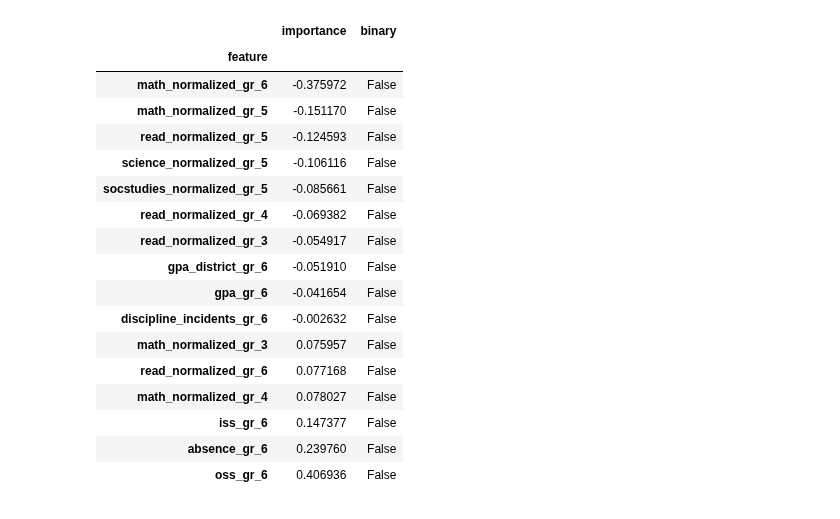
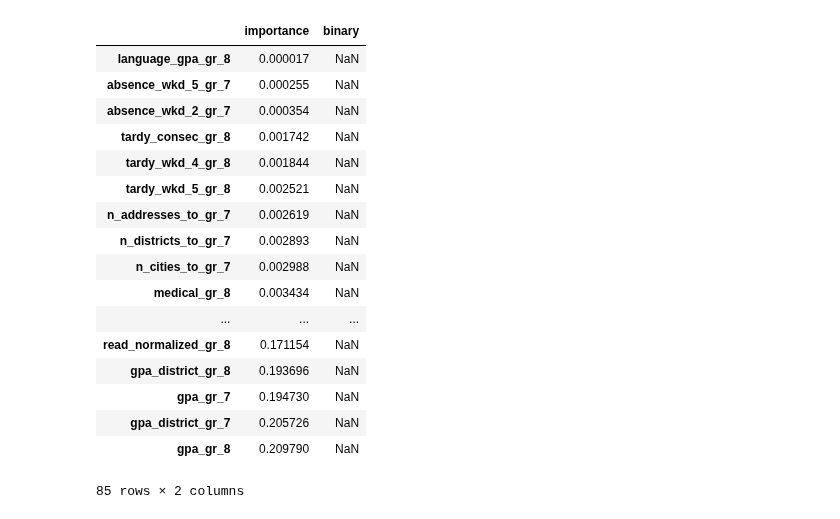
Before and after one commit to jgutman/mvesc, a Jupyter notebook: Models_Results/feature_scores.ipynb, the cells around one changed output. Drawn from its saved outputs; the diff is of its cells as text; code cells hidden in the pictures.

```diff
--- a/Models_Results/feature_scores.ipynb
+++ b/Models_Results/feature_scores.ipynb
@@ -38,3 +37,9 @@ val = outcome_plus_features[outcome_plus_features.index.isin(d['val_y'].index)]
+# %%
+train, val, test = temporal_cohort_test_split(outcome_plus_features,
+            model_options['cohort_grade_level_begin'],
+            model_options['cohorts_test'],
+            model_options['cohorts_val'],
+            model_options['cohorts_training'])
 # %%
 train_X = train.drop([model_options['outcome_name'],
                       model_options['cohort_grade_level_begin']],axis=1)
@@ -81,6 +110,7 @@ binary_features
 with postgres_pgconnection_generator() as connection:
     with connection.cursor() as cursor:
         cursor.execute("""select feature,importance from model.feature_scores
-                                where filename = '08_12_2016_grade_7_param_set_18_logit_ht_19297'; """)
+                                where filename = '{}'; """.format(filename))
         temp = cursor.fetchall()
 scores = pd.DataFrame(temp, columns = ['feature','importance'])
+len(scores)
@@ -89 +159,3 @@ scores.set_index('feature', inplace=True)
+# %%
+scores = scores.merge(binary_features, left_index=True, right_index=True)
 # %%
@@ -99,2 +166,0 @@ scores.head()
-# %%
-scores = scores.join(binary_features)
@@ -167,21 +220,21 @@ scores[scores['binary']]['importance'].hist(bins=100)
 # %%
-scores[~scores['binary']].sort_values('importance')
+scores[~(scores['binary']==1)].sort_values('importance')
 # %% [output]
 |  | importance | binary |
-| feature |  |  |
-| math_normalized_gr_6 | -0.375972 | False |
-| math_normalized_gr_5 | -0.151170 | False |
-| read_normalized_gr_5 | -0.124593 | False |
-| science_normalized_gr_5 | -0.106116 | False |
-| socstudies_normalized_gr_5 | -0.085661 | False |
-| read_normalized_gr_4 | -0.069382 | False |
-| read_normalized_gr_3 | -0.054917 | False |
-| gpa_district_gr_6 | -0.051910 | False |
-| gpa_gr_6 | -0.041654 | False |
-| discipline_incidents_gr_6 | -0.002632 | False |
-| math_normalized_gr_3 | 0.075957 | False |
-| read_normalized_gr_6 | 0.077168 | False |
-| math_normalized_gr_4 | 0.078027 | False |
-| iss_gr_6 | 0.147377 | False |
-| absence_gr_6 | 0.239760 | False |
-| oss_gr_6 | 0.406936 | False |
+| language_gpa_gr_8 | 0.000017 | NaN |
+| absence_wkd_5_gr_7 | 0.000255 | NaN |
+| absence_wkd_2_gr_7 | 0.000354 | NaN |
+| tardy_consec_gr_8 | 0.001742 | NaN |
+| tardy_wkd_4_gr_8 | 0.001844 | NaN |
+| tardy_wkd_5_gr_8 | 0.002521 | NaN |
+| n_addresses_to_gr_7 | 0.002619 | NaN |
+| n_districts_to_gr_7 | 0.002893 | NaN |
+| n_cities_to_gr_7 | 0.002988 | NaN |
+| medical_gr_8 | 0.003434 | NaN |
+| ... | ... | ... |
+| read_normalized_gr_8 | 0.171154 | NaN |
+| gpa_district_gr_8 | 0.193696 | NaN |
+| gpa_gr_7 | 0.194730 | NaN |
+| gpa_district_gr_7 | 0.205726 | NaN |
+| gpa_gr_8 | 0.209790 | NaN |
+85 rows × 2 columns
```
Also changed, not shown: parts of 32 cells of this notebook, 1 other file.
